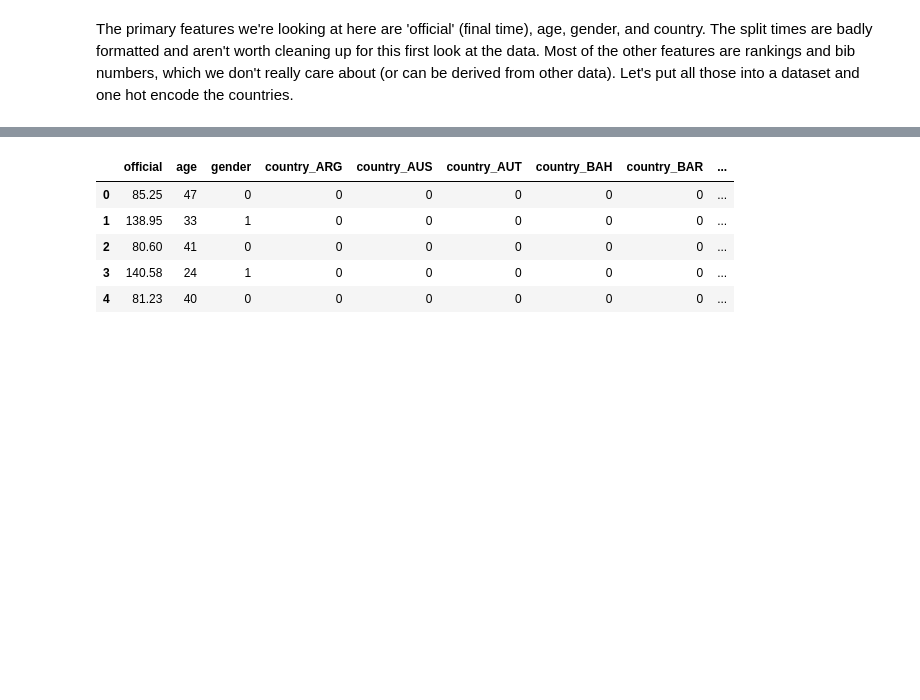
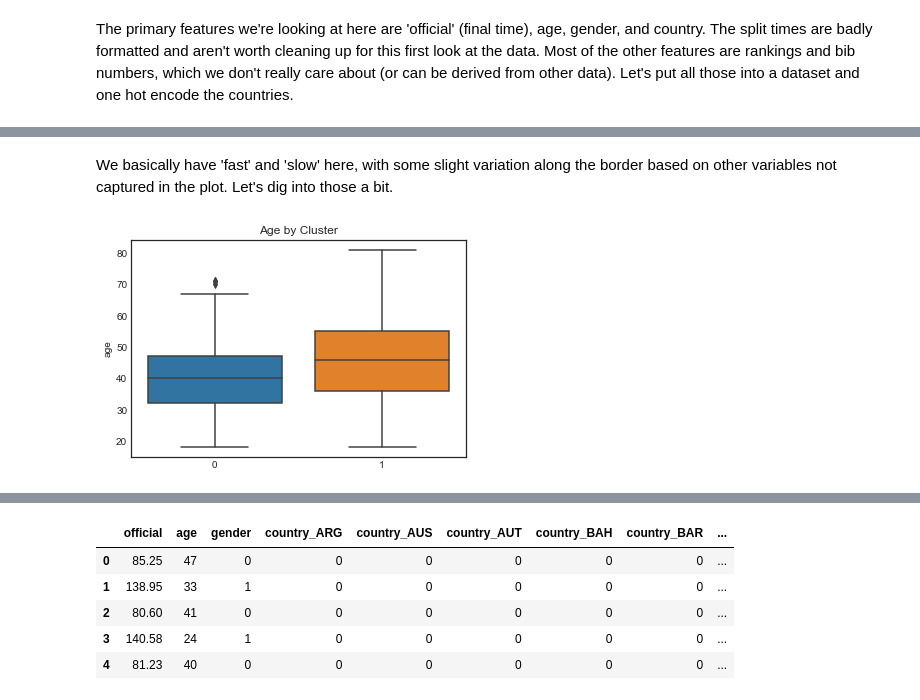
Before and after one commit to maxcalabro/Thinkful_Unit_4, a Jupyter notebook: Boston Marathon.ipynb, the cells around one changed output, grey strips where cells are left out. Drawn from its saved outputs; the diff is of its cells as text; code cells hidden in the pictures; blank space fills up the shorter version.

```diff
--- a/Boston Marathon.ipynb
+++ b/Boston Marathon.ipynb
@@ -35,0 +105,8 @@ The primary features we're looking at here are 'official' (final time), age, gen
+# %% [markdown]
+We basically have 'fast' and 'slow' here, with some slight variation along the border based on other variables not captured in the plot. Let's dig into those a bit.
+# %%
+sns.boxplot(x=labels, y='age', data=X1)
+plt.title('Age by Cluster')
+plt.show()
+# %% [output]
+[figure, added]
```
Also changed, not shown: parts of 43 cells of this notebook.
